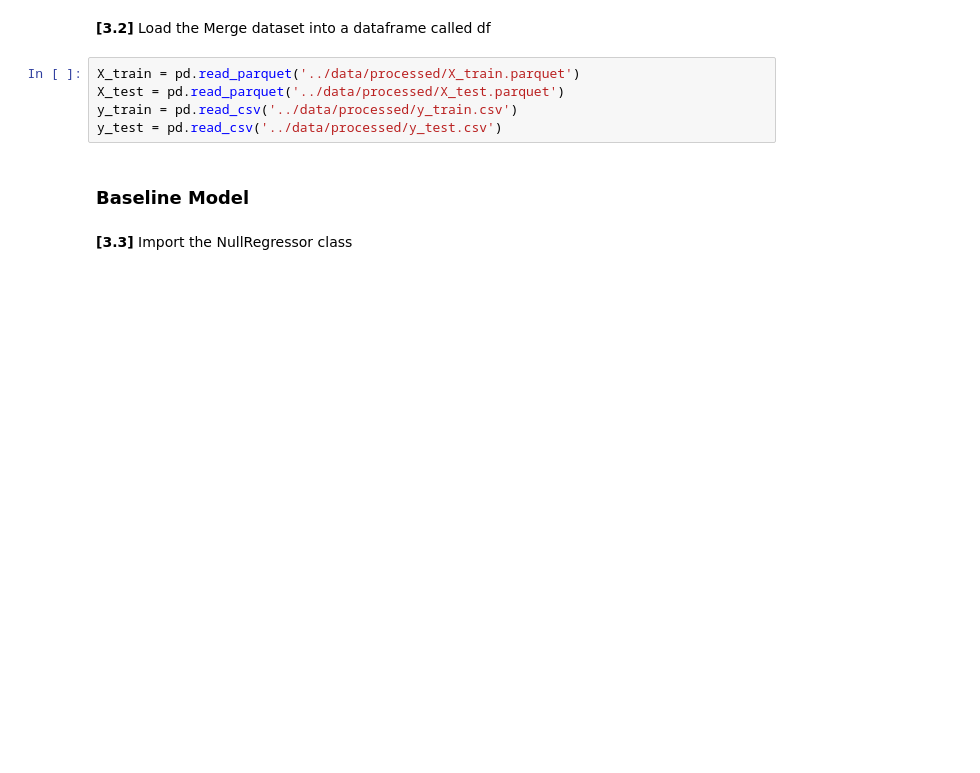
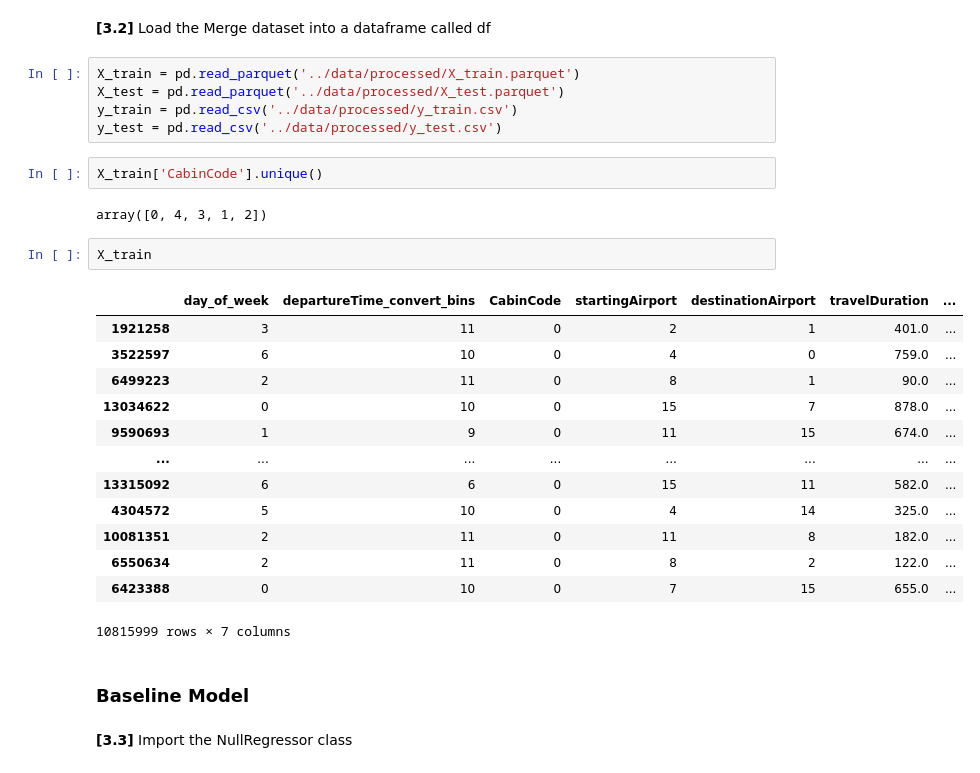
Before and after one commit to chuannarongvat/at3_group_9, a Jupyter notebook: notebooks/3.linear_model.ipynb, the cells around one changed output. Drawn from its saved outputs; the diff is of its cells as text; blank space fills up the shorter version.

```diff
--- a/notebooks/3.linear_model.ipynb
+++ b/notebooks/3.linear_model.ipynb
@@ -22,6 +22,26 @@ X_train = pd.read_parquet('../data/processed/X_train.parquet')
 X_test = pd.read_parquet('../data/processed/X_test.parquet')
 y_train = pd.read_csv('../data/processed/y_train.csv')
 y_test = pd.read_csv('../data/processed/y_test.csv')
+# %%
+X_train['CabinCode'].unique()
+# %% [output]
+array([0, 4, 3, 1, 2])
+# %%
+X_train
+# %% [output]
+|  | day_of_week | departureTime_convert_bins | CabinCode | startingAirport | destinationAirport | travelDuration | ... |
+| 1921258 | 3 | 11 | 0 | 2 | 1 | 401.0 | ... |
+| 3522597 | 6 | 10 | 0 | 4 | 0 | 759.0 | ... |
+| 6499223 | 2 | 11 | 0 | 8 | 1 | 90.0 | ... |
+| 13034622 | 0 | 10 | 0 | 15 | 7 | 878.0 | ... |
+| 9590693 | 1 | 9 | 0 | 11 | 15 | 674.0 | ... |
+| ... | ... | ... | ... | ... | ... | ... | ... |
+| 13315092 | 6 | 6 | 0 | 15 | 11 | 582.0 | ... |
+| 4304572 | 5 | 10 | 0 | 4 | 14 | 325.0 | ... |
+| 10081351 | 2 | 11 | 0 | 11 | 8 | 182.0 | ... |
+| 6550634 | 2 | 11 | 0 | 8 | 2 | 122.0 | ... |
+| 6423388 | 0 | 10 | 0 | 7 | 15 | 655.0 | ... |
+10815999 rows × 7 columns
 # %% [markdown]
 ### Baseline Model
 # %% [markdown]
```
Also changed, not shown: 2 other files.
